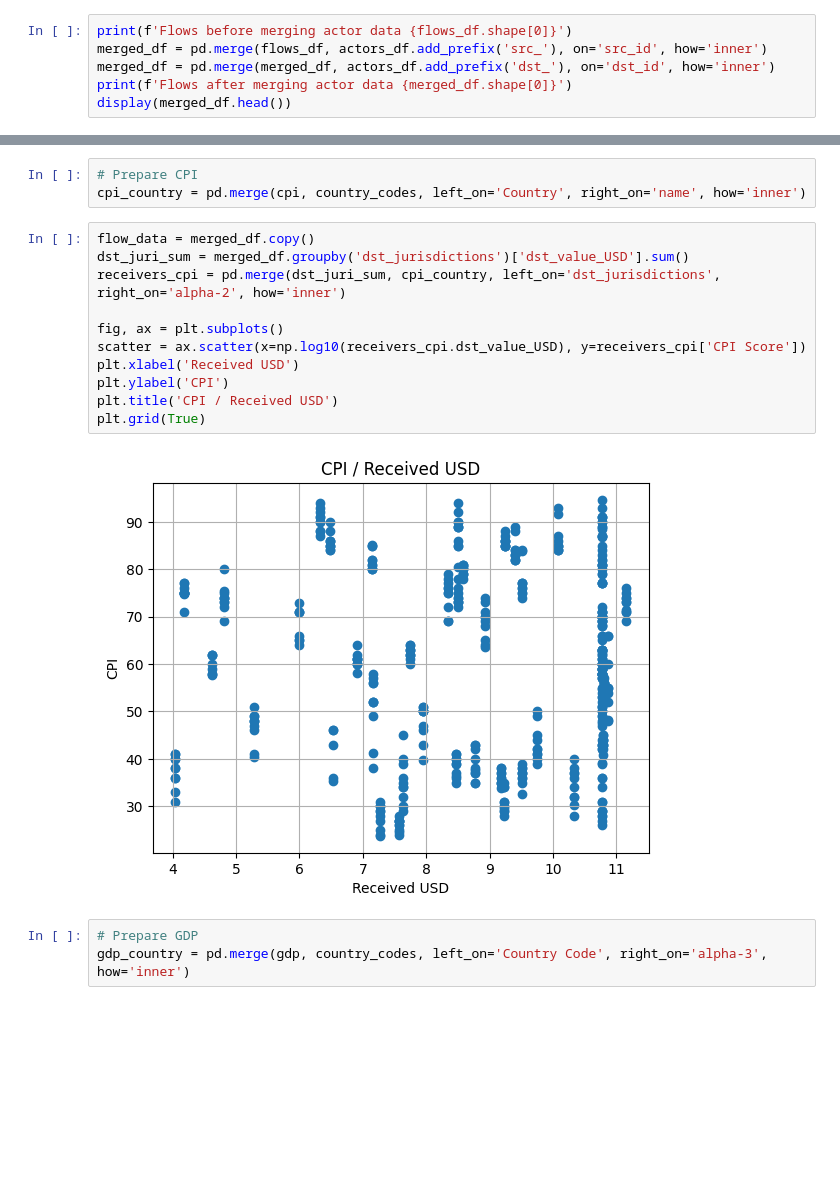
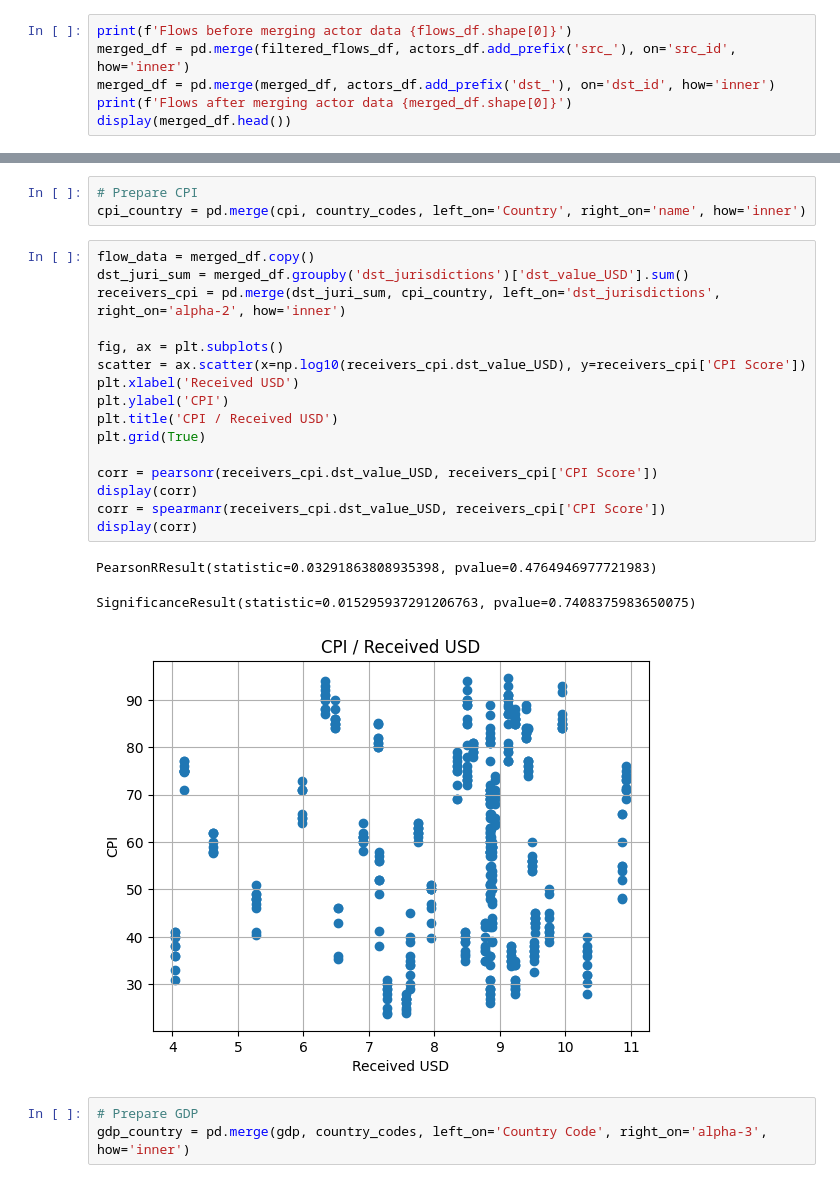
Before and after one commit to FlowDrucka64/MoneyFlow, a Jupyter notebook: data_exploration.ipynb, the cells around one changed output, grey strips where cells are left out. Drawn from its saved outputs; the diff is of its cells as text; blank space fills up the shorter version.

```diff
--- a/data_exploration.ipynb
+++ b/data_exploration.ipynb
@@ -271,6 +273,6 @@ Flow data recorded from 2011-08-02 to 2023-04-12
 # %%
 print(f'Flows before merging actor data {flows_df.shape[0]}')
-merged_df = pd.merge(flows_df, actors_df.add_prefix('src_'), on='src_id', how='inner')
+merged_df = pd.merge(filtered_flows_df, actors_df.add_prefix('src_'), on='src_id', how='inner')
 merged_df = pd.merge(merged_df, actors_df.add_prefix('dst_'), on='dst_id', how='inner')
 print(f'Flows after merging actor data {merged_df.shape[0]}')
 display(merged_df.head())
@@ -546,16 +612,23 @@ cpi_country = pd.merge(cpi, country_codes, left_on='Country', right_on='name', h
 # %%
 flow_data = merged_df.copy()
 dst_juri_sum = merged_df.groupby('dst_jurisdictions')['dst_value_USD'].sum()
 receivers_cpi = pd.merge(dst_juri_sum, cpi_country, left_on='dst_jurisdictions', right_on='alpha-2', how='inner')
 
 fig, ax = plt.subplots()
 scatter = ax.scatter(x=np.log10(receivers_cpi.dst_value_USD), y=receivers_cpi['CPI Score'])
 plt.xlabel('Received USD')
 plt.ylabel('CPI')
 plt.title('CPI / Received USD')
 plt.grid(True)
+
+corr = pearsonr(receivers_cpi.dst_value_USD, receivers_cpi['CPI Score'])
+display(corr)
+corr = spearmanr(receivers_cpi.dst_value_USD, receivers_cpi['CPI Score'])
+display(corr)
 # %% [output]
+PearsonRResult(statistic=0.03291863808935398, pvalue=0.4764946977721983)
+SignificanceResult(statistic=0.015295937291206763, pvalue=0.7408375983650075)
-[figure, old version]
+[figure, new version]
 # %%
 # Prepare GDP
 gdp_country = pd.merge(gdp, country_codes, left_on='Country Code', right_on='alpha-3', how='inner')
```
Also changed, not shown: parts of 13 cells of this notebook, 2 other files.
